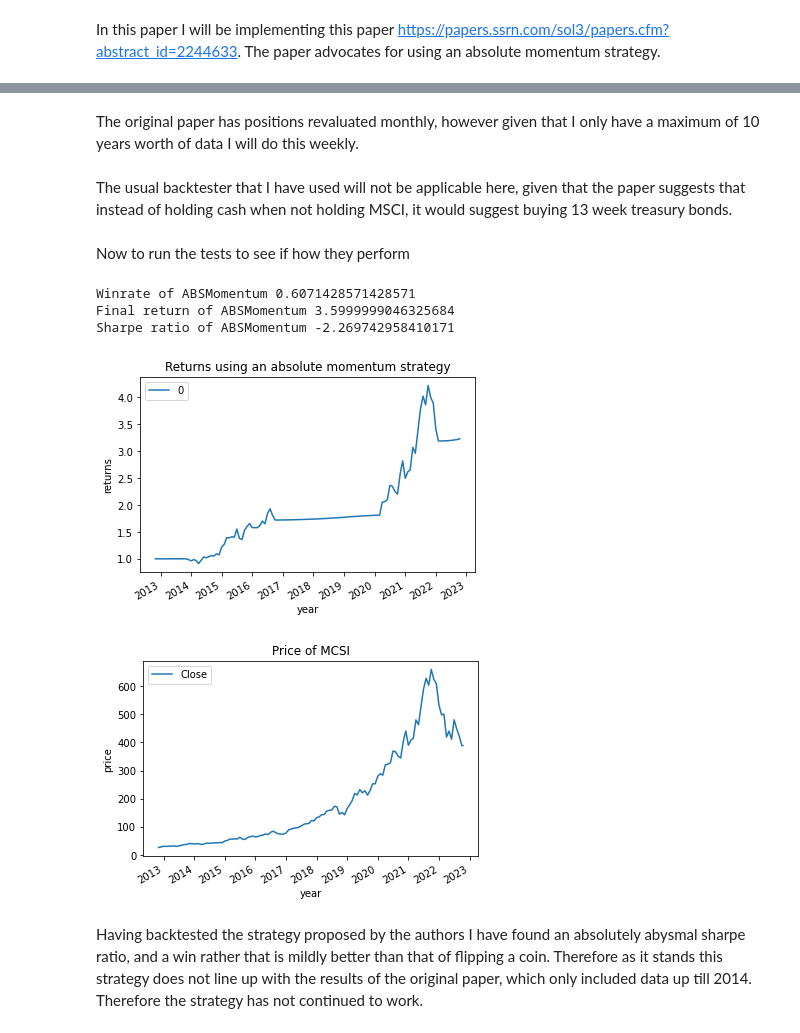
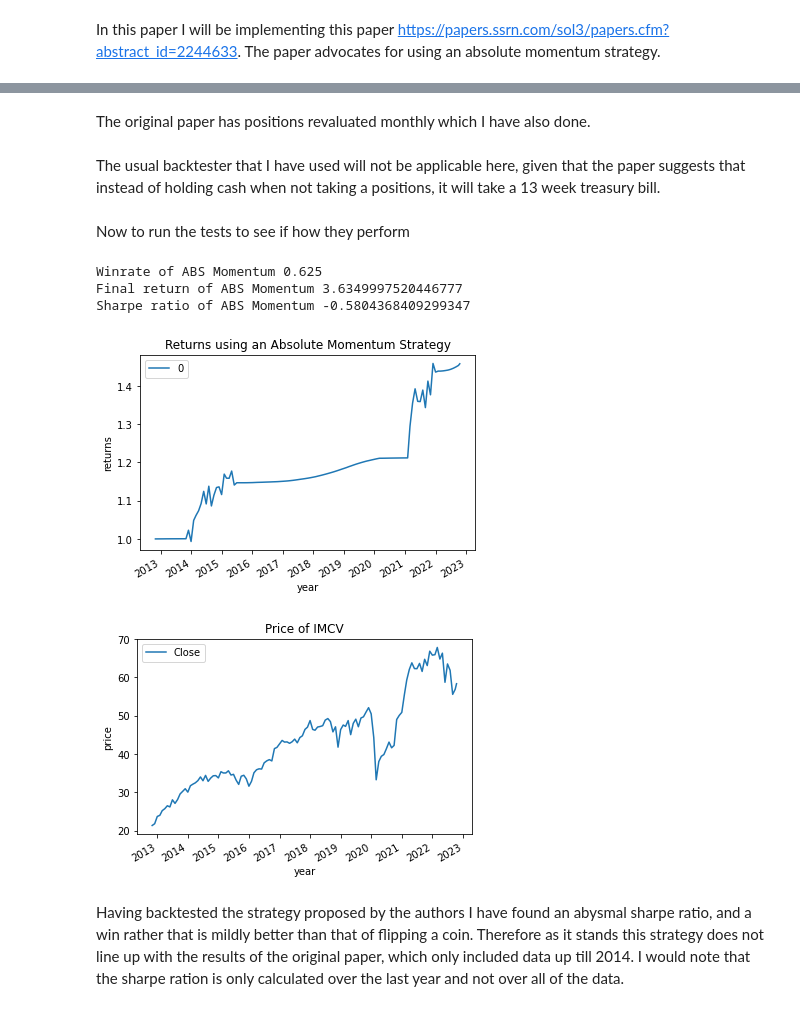
Before and after one commit to suf102/Trading-strategy-backtester, a Jupyter notebook: Momentum_strategy.ipynb, the cells around one changed output, grey strips where cells are left out. Drawn from its saved outputs; the diff is of its cells as text; code cells hidden in the pictures.

Commit message:
modified:   Momentum_strategy.ipynb 	modified:   README.md 	modified:   Trading_Strategy_Backtester.ipynb 	modified:   backtester.py

```diff
--- a/Momentum_strategy.ipynb
+++ b/Momentum_strategy.ipynb
@@ -7,2 +7,18 @@ The original paper used MSCI monthly data, I will use daily close data for all o
+# %%
+#Name of the security we are interested in
+
+secname = 'IMCV'
+
+# How long to make the momentum formation period, the original paper found the best period to be 12 months.
+
+formation = 12
+
+# Guaranteed rate of return, this will be used as the benchmark for working out the Sharpe Ratio.
+
+Guaranteed_rate_of_return = 0.01
+
+# Transaction costs, as a percentage of the total transaction size that are charged every time
+
+transaction_costs = 0.00
 # %%
-close_data = getdata('MSCI', '10y', 'Close', "1mo")
+close_data = getdata(secname, '10y', 'Close', "1mo")
@@ -50,10 +64,10 @@ display(treasurydata)
 121 rows × 1 columns
 # %% [markdown]
-The original paper has positions revaluated monthly, however given that I only have a maximum of 10 years worth of data I will do this weekly.
+The original paper has positions revaluated monthly which I have also done.
 # %%
 # Creating the buy and sell signals based on the momentum of the previous 12 months.
 
-def momentum(data_levels,tbonds, period = 12, tollerence = 0.00):
+def momentum(data_levels,tbonds, formation_period = 12, tollerence = 0.00):
 
     #Combine the two dataframes so we arent going between multiple dataframes
 
@@ -62,7 +76,7 @@ def momentum(data_levels,tbonds, period = 12, tollerence = 0.00):
     # The first thing that we need to do is work out the formation periods for the strategy, the default is 12 months.
     # It takes the percentage increase in the price of the asset and takes away the yield on the 13 week bill. If this number is positive then the asset is outperforming the bill, if it is negative then the asset is not.
 
-    data['Signals']  = (((data['Close']-data['Close'].shift(periods= 12))/data['Close'].shift(periods= 12))-data['TByeild']).dropna()
+    data['Signals']  = (((data['Close']-data['Close'].shift(periods= formation))/data['Close'].shift(periods= 12))-data['TByeild']).dropna()
 
     data['Signals'] = data['Signals'].apply(lambda x: +1 if x>=0 else -1)
 
@@ -71,11 +85,9 @@ def momentum(data_levels,tbonds, period = 12, tollerence = 0.00):
     #This is analogous to the papers methodology.
     return data
 # %% [markdown]
-The usual backtester that I have used will not be applicable here, given that the paper suggests that instead of holding cash when not holding MSCI, it would suggest buying 13 week treasury bonds.
+The usual backtester that I have used will not be applicable here, given that the paper suggests that instead of holding cash when not taking a positions, it will take a 13 week treasury bill.
 # %%
-#now that we have the data make a back tester to check if it will work take the two columns the price
-
-def backtestert(signals,price,tbill , tcost = 0.001):
+def backtestert(signals,price,tbill ,  tcost = 0.001,):
 
 #Make a quick numpy array to save the money that will be made for possible value that the stock could be sold at and the cash on hand, start with one dollar so its not empty.
 
@@ -99,7 +111,7 @@ def backtestert(signals,price,tbill , tcost = 0.001):
                 cash[i+1] = (pos_val[i] * val * (1-tcost)) + cash[i]*(1+(tbill[i]/12)/100)
                 pos_val[i+1] = 0
 
-            #If the signal that day is to buy, what we will do is take all of the cash that we have, divide it by the cost of the coin to work out how many we can buy
+            #If the signal that day is to buy, what we will do is take all of the cash that we have, divide it by the cost of the security to work out how many we can buy
             #factoring in the cost of the brockerage, we then add it to any stock we held from the pervious day
 
             elif signals[i] == 1:
@@ -107,7 +119,7 @@ def backtestert(signals,price,tbill , tcost = 0.001):
                 pos_val[i+1] = (cash[i] / val)*((1-tcost)) + pos_val[i]
                 cash[i+1] = 0
 
-        #then our returns are the amount of cash left each day plus the the price times the amount of coin that we have
+        #then our returns are the amount of cash left each day plus the the price times the amount of the security that we have
 
         returns = [a*b for a,b in zip(pos_val,price)] + cash
 
@@ -117,20 +129,20 @@ def backtestert(signals,price,tbill , tcost = 0.001):
 # %% [markdown]
 Now to run the tests to see if how they perform
 # %%
-signals = momentum(data, treasurydata,12 , 0 )
+signals = momentum(data, treasurydata, formation_period= formation ,tollerence= 0 )
 
-returns = backtestert(signals['Signals'],signals['Close'],signals['TByeild'],0)
-returns.plot(xlabel = 'year',ylabel='returns',title= "Returns using an absolute momentum strategy")
-data.plot(xlabel='year',ylabel='price',title='Price of MCSI')
+returns = backtestert(signals['Signals'],signals['Close'],signals['TByeild'],tcost= transaction_costs)
+returns.plot(xlabel = 'year',ylabel='returns',title= "Returns using an Absolute Momentum Strategy")
+data.plot(xlabel='year',ylabel='price',title='Price of {}'.format(secname))
 
-print('Winrate of ABSMomentum '+ str(winrate(signals,returns)))
-print('Final return of ABSMomentum '+ str(signals.iloc[-1][1]))
-print('Sharpe ratio of ABSMomentum '+ str(Sharperatio(returns,tradingdays=12,rrr=0.1 )[0]))
+print('Winrate of ABS Momentum '+ str(winrate(signals,returns)))
+print('Final return of ABS Momentum '+ str(signals.iloc[-1][1]))
+print('Sharpe ratio of ABS Momentum '+ str(Sharperatio(returns,tradingdays=12,rrr=Guaranteed_rate_of_return )[0]))
 # %% [output]
-Winrate of ABSMomentum 0.6071428571428571
-Final return of ABSMomentum 3.5999999046325684
-Sharpe ratio of ABSMomentum -2.269742958410171
+Winrate of ABS Momentum 0.625
+Final return of ABS Momentum 3.6349997520446777
+Sharpe ratio of ABS Momentum -0.5804368409299347
-[figure, old version]
+[figure, new version]
-[figure, old version]
+[figure, new version]
 # %% [markdown]
-Having backtested the strategy proposed by the authors I have found an absolutely abysmal sharpe ratio, and a win rather that is mildly better than that of flipping a coin. Therefore as it stands this strategy does not line up with the results of the original paper, which only included data up till 2014. Therefore the strategy has not continued to work.
+Having backtested the strategy proposed by the authors I have found an abysmal sharpe ratio, and a win rather that is mildly better than that of flipping a coin. Therefore as it stands this strategy does not line up with the results of the original paper, which only included data up till 2014. I would note that the sharpe ration is only calculated over the last year and not over all of the data.
```
Also changed, not shown: parts of 6 cells of this notebook, 3 other files.
